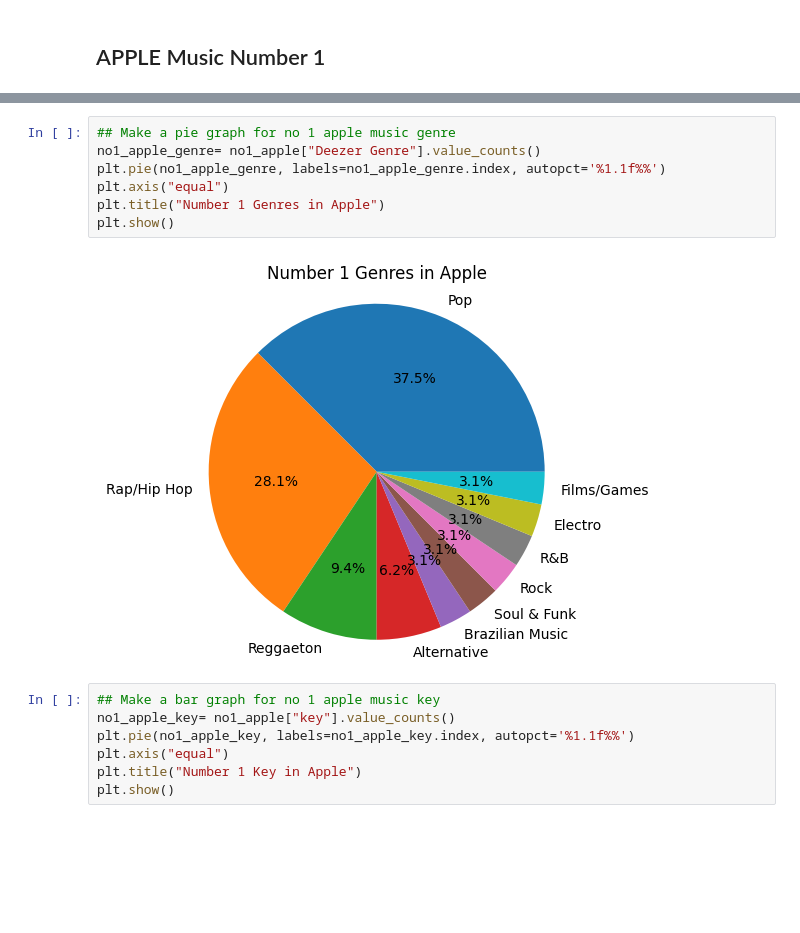
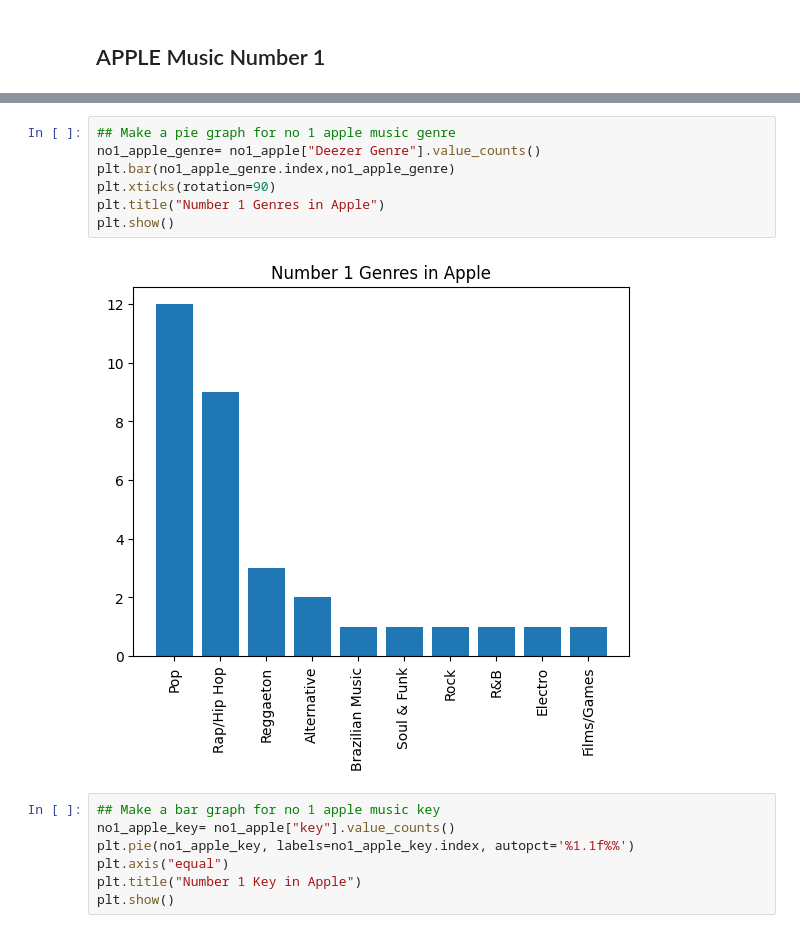
Before and after one commit to alaa-aleryani/Project_1, a Jupyter notebook: music.ipynb, the cells around one changed output, grey strips where cells are left out. Drawn from its saved outputs; the diff is of its cells as text; blank space fills up the shorter version.

```diff
--- a/music.ipynb
+++ b/music.ipynb
@@ -318,12 +369,12 @@ no1_apple.head()
 # %%
 ## Make a pie graph for no 1 apple music genre
 no1_apple_genre= no1_apple["Deezer Genre"].value_counts()
-plt.pie(no1_apple_genre, labels=no1_apple_genre.index, autopct='%1.1f%%')
-plt.axis("equal")
+plt.bar(no1_apple_genre.index,no1_apple_genre)
+plt.xticks(rotation=90)
 plt.title("Number 1 Genres in Apple")
 plt.show()
 # %% [output]
-[figure, old version]
+[figure, new version]
 # %%
 ## Make a bar graph for no 1 apple music key
 no1_apple_key= no1_apple["key"].value_counts()
```
Also changed, not shown: parts of 14 cells of this notebook.
